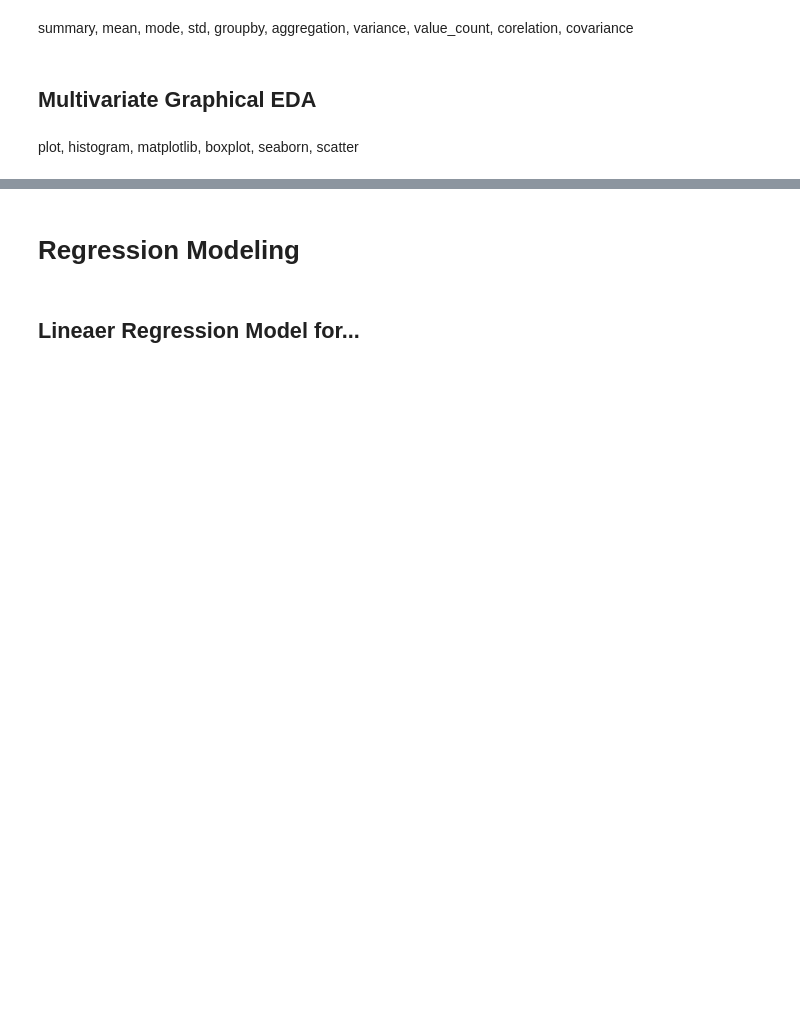
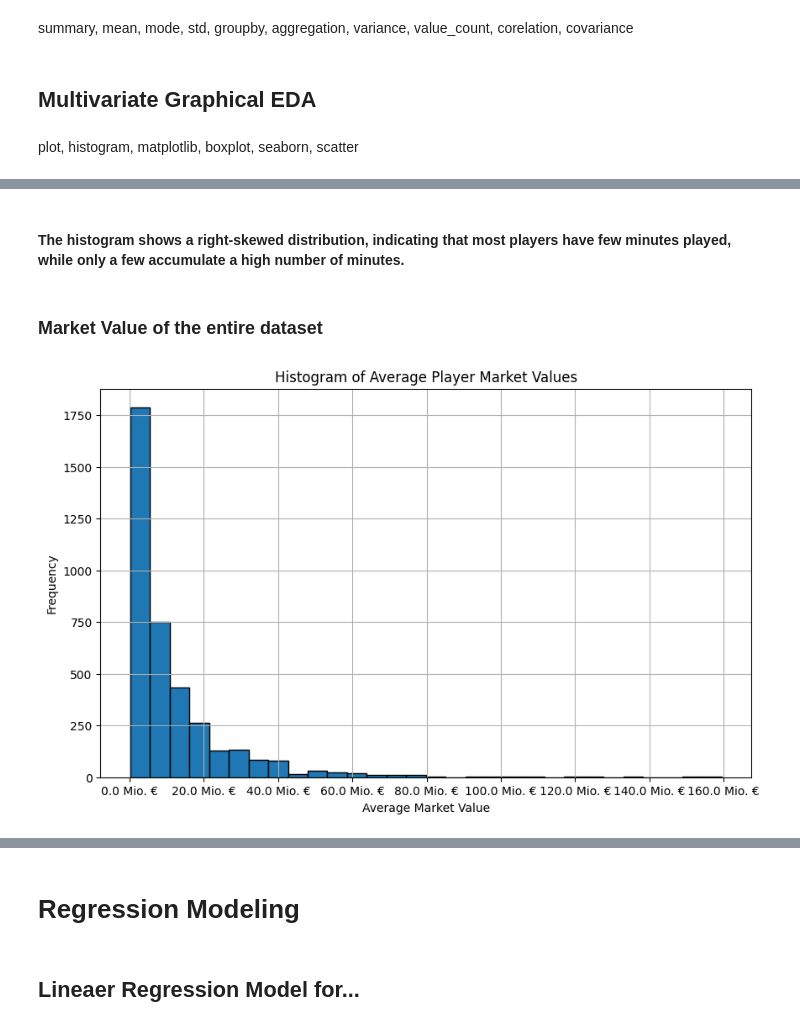
Before and after one commit to loretyan/ProjectDataAnalytics, a Jupyter notebook: Bundesliga.ipynb, the cells around one changed output, grey strips where cells are left out. Cells and saved outputs as stored; diff of their text form; code cells hidden in the pictures; blank space fills up the shorter version.

```diff
--- a/Bundesliga.ipynb
+++ b/Bundesliga.ipynb
@@ -349,0 +378,21 @@ plot, histogram, matplotlib, boxplot, seaborn, scatter
+# %% [markdown]
+#### The histogram shows a right-skewed distribution, indicating that most players have few minutes played, while only a few accumulate a high number of minutes.
+# %% [markdown]
+### Market Value of the entire dataset
+# %%
+# Daten zusammenführen: Spielerprofil mit Marktwerten verknüpfen
+df_merged = pd.merge(df_value, df_spieler, how='left', left_on='player_id', right_on='Spieler_id')
+
+# Histogramm der Marktwerte erstellen
+plt.figure(figsize=(10, 6))
+plt.hist(df_merged['avg_market_value'].dropna(), bins=30, edgecolor='black')
+plt.title('Histogram of Average Player Market Values')
+plt.xlabel('Average Market Value')
+plt.ylabel('Frequency')
+plt.grid(True)
+# X-Achse in Millionen formatieren
+plt.gca().xaxis.set_major_formatter(mtick.FuncFormatter(lambda x, _: f'{x*1e-6:.1f} Mio. €'))
+
+plt.show()
+# %% [output]
+[figure, added]
```
Also changed, not shown: parts of 21 cells of this notebook.
